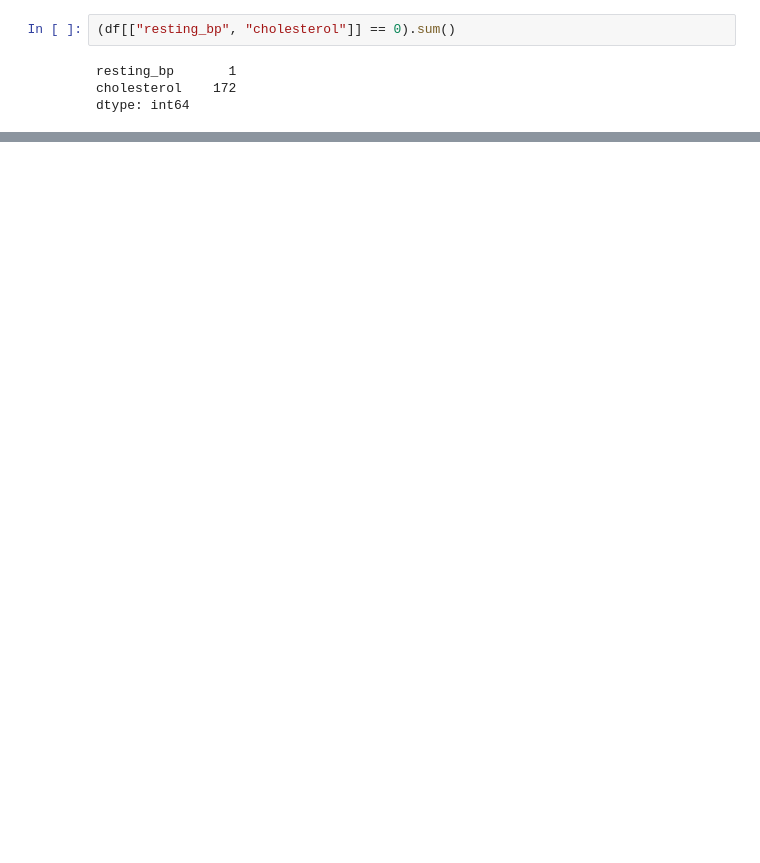
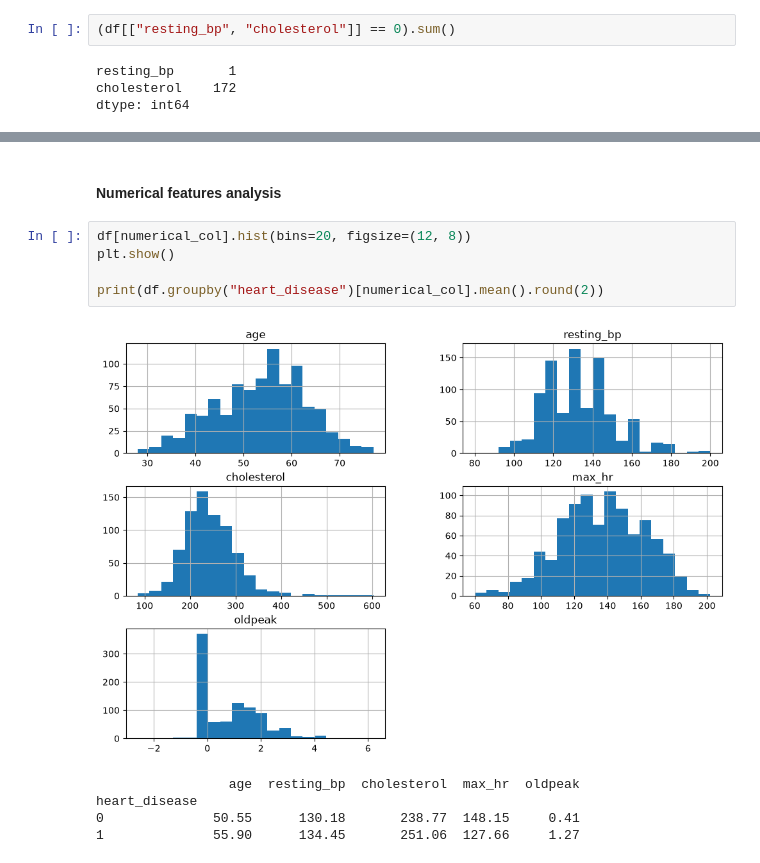
Before and after one commit to aminulaiba/cardio-predict, a Jupyter notebook: notebook.ipynb, the cells around one changed output, grey strips where cells are left out. Cells and saved outputs as stored; diff of their text form; blank space fills up the shorter version.

```diff
--- a/notebook.ipynb
+++ b/notebook.ipynb
@@ -133,0 +155,13 @@ dtype: int64
+# %% [markdown]
+#### Numerical features analysis
+# %%
+df[numerical_col].hist(bins=20, figsize=(12, 8))
+plt.show()
+
+print(df.groupby("heart_disease")[numerical_col].mean().round(2))
+# %% [output]
+[figure, added]
+                 age  resting_bp  cholesterol  max_hr  oldpeak
+heart_disease
+0              50.55      130.18       238.77  148.15     0.41
+1              55.90      134.45       251.06  127.66     1.27
```
Also changed, not shown: parts of 33 cells of this notebook, 3 other files.
